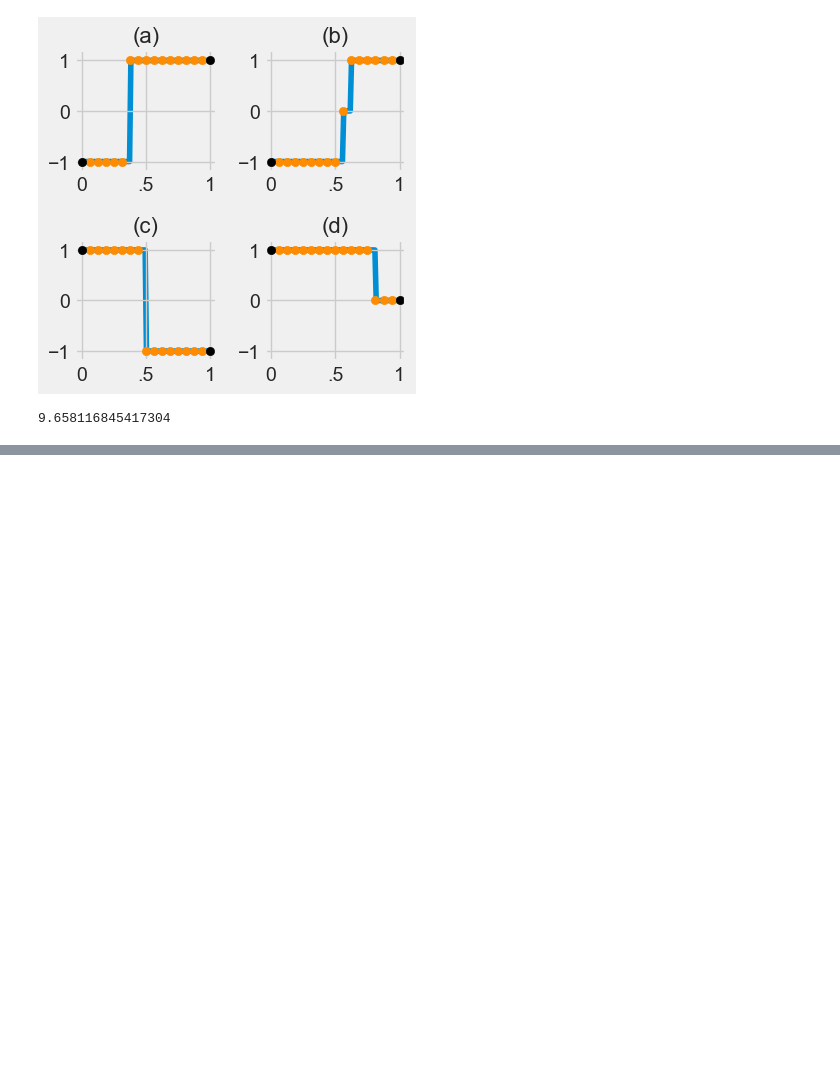
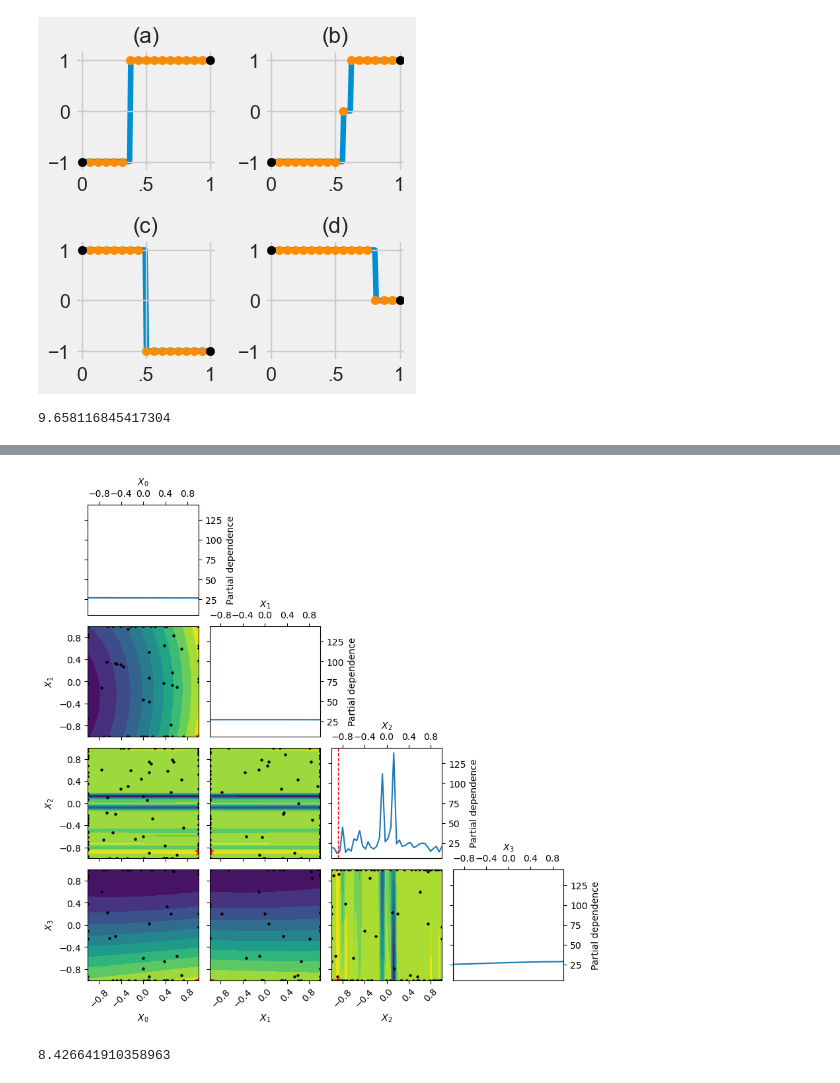
Before and after one commit to TedOiler/dexpy, a Jupyter notebook: v2/autoencoder_test.ipynb, the cells around one changed output, grey strips where cells are left out. Drawn from its saved outputs; the diff is of its cells as text; code cells hidden in the pictures; blank space fills up the shorter version.

```diff
--- a/v2/autoencoder_test.ipynb
+++ b/v2/autoencoder_test.ipynb
@@ -446,0 +565,9 @@ objective_function(optimal_matrix, runs, sum(n_x), J_cb=J_cb, noise=0)
+# %%
+from skopt.plots import plot_objective
+
+plt.style.use('default')
+
+_ = plot_objective(gp_result)
+plt.show()
+# %% [output]
+[figure, added]
@@ -446,0 +581,4 @@ objective_function(optimal_matrix, runs, sum(n_x), J_cb=J_cb, noise=0)
+# %%
+objective_function(best_design, runs, sum(n_x), J_cb=J_cb, noise=0)
+# %% [output]
+8.426641910358963
```
Also changed, not shown: parts of 13 cells of this notebook, 7 other files.
